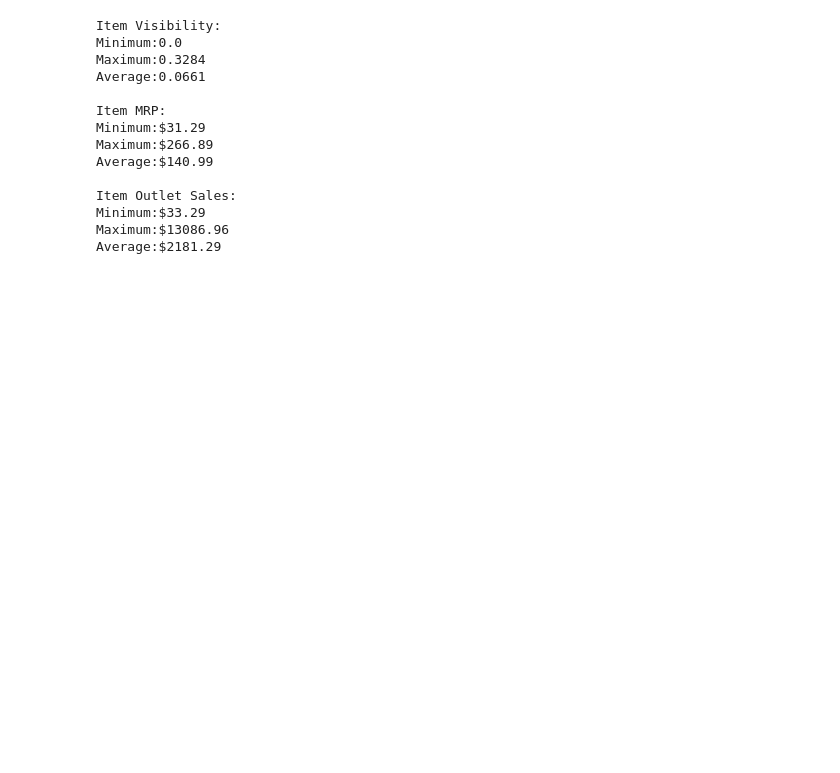
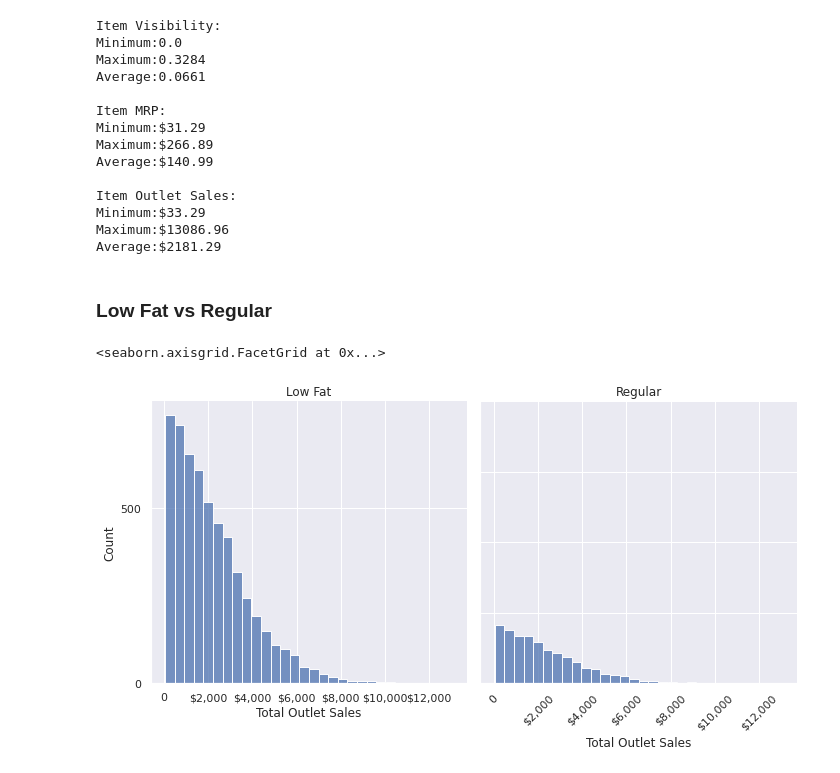
Before and after one commit to SantosAbimaelRomero/Sales-Preditions, a Jupyter notebook: Sales_Predictions_Project.ipynb, the cells around one changed output. Drawn from its saved outputs; the diff is of its cells as text; code cells hidden in the pictures; blank space fills up the shorter version.

```diff
--- a/Sales_Predictions_Project.ipynb
+++ b/Sales_Predictions_Project.ipynb
@@ -327,3 +346,20 @@ Item Outlet Sales:
 Minimum:$33.29
 Maximum:$13086.96
 Average:$2181.29
+# %% [markdown]
+### Low Fat vs Regular
+# %%
+sns.set(style='darkgrid')
+fat = sns.displot(data=sales_csv, x='Item_Outlet_Sales', col='Item_Fat_Content',
+                  aspect= 1, height=5, bins=30
+                  )
+plt.xticks(ticks=[0, 2000, 4000, 6000, 8000, 10000, 12000],
+           labels=['0', '$2,000', '$4,000', '$6,000', '$8,000', '$10,000', '$12,000'],
+           rotation = 45
+           )
+plt.yticks(ticks=[0, 500, 1000, 1500, 2000], labels=['0', '500', '1,000', '1,500', '2,000'])
+fat.set_axis_labels('Total Outlet Sales')
+fat.set_titles("{col_name}")
+# %% [output]
+<seaborn.axisgrid.FacetGrid at 0x...>
+[figure, added]
```
Also changed, not shown: parts of 9 cells of this notebook.
